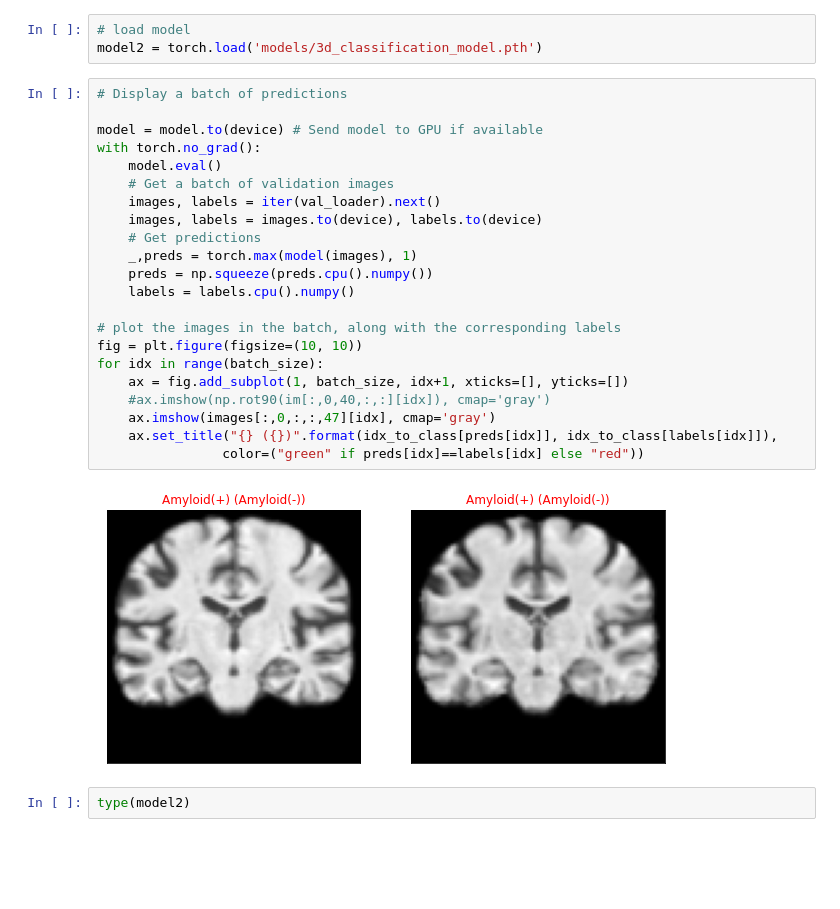
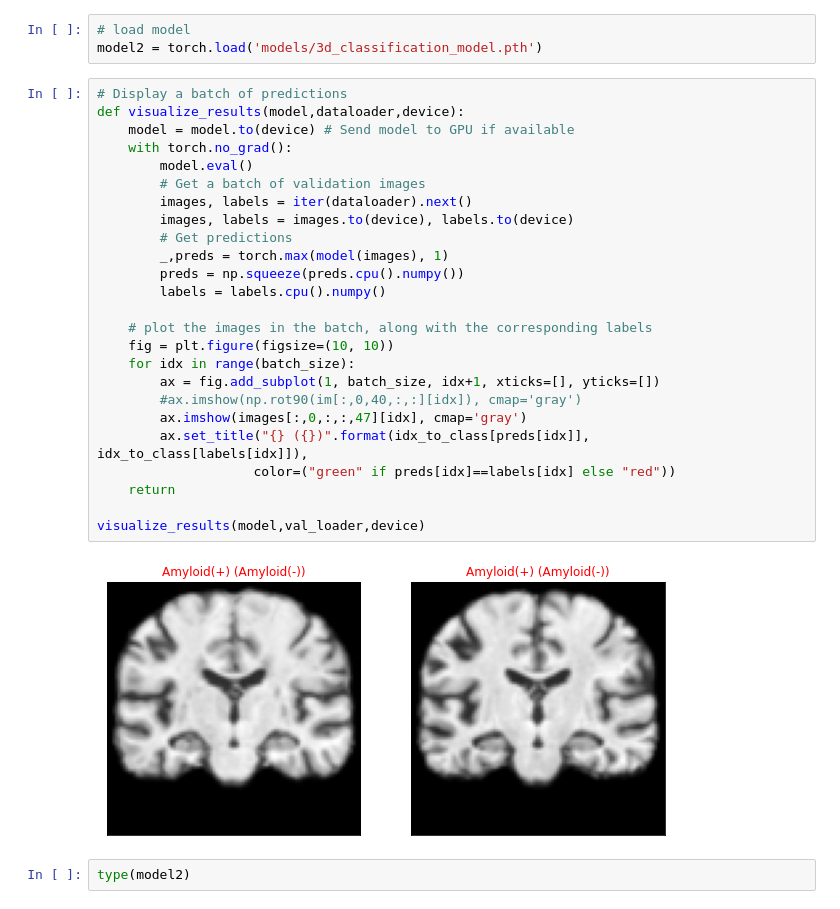
Before and after one commit to petre001/PET_Biomarkers, a Jupyter notebook: main.ipynb, the cells around one changed output. Drawn from its saved outputs; the diff is of its cells as text; blank space fills up the shorter version.

```diff
--- a/main.ipynb
+++ b/main.ipynb
@@ -308,28 +308,31 @@ np.size(images)
 model2 = torch.load('models/3d_classification_model.pth')
 # %%
 # Display a batch of predictions
+def visualize_results(model,dataloader,device):
+    model = model.to(device) # Send model to GPU if available
+    with torch.no_grad():
+        model.eval()
+        # Get a batch of validation images
+        images, labels = iter(dataloader).next()
+        images, labels = images.to(device), labels.to(device)
+        # Get predictions
+        _,preds = torch.max(model(images), 1)
+        preds = np.squeeze(preds.cpu().numpy())
+        labels = labels.cpu().numpy()
 
-model = model.to(device) # Send model to GPU if available
-with torch.no_grad():
-    model.eval()
-    # Get a batch of validation images
-    images, labels = iter(val_loader).next()
-    images, labels = images.to(device), labels.to(device)
-    # Get predictions
-    _,preds = torch.max(model(images), 1)
-    preds = np.squeeze(preds.cpu().numpy())
-    labels = labels.cpu().numpy()
+    # plot the images in the batch, along with the corresponding labels
+    fig = plt.figure(figsize=(10, 10))
+    for idx in range(batch_size):
+        ax = fig.add_subplot(1, batch_size, idx+1, xticks=[], yticks=[])
+        #ax.imshow(np.rot90(im[:,0,40,:,:][idx]), cmap='gray')
+        ax.imshow(images[:,0,:,:,47][idx], cmap='gray')
+        ax.set_title("{} ({})".format(idx_to_class[preds[idx]], idx_to_class[labels[idx]]),
+                    color=("green" if preds[idx]==labels[idx] else "red"))
+    return
 
-# plot the images in the batch, along with the corresponding labels
-fig = plt.figure(figsize=(10, 10))
-for idx in range(batch_size):
-    ax = fig.add_subplot(1, batch_size, idx+1, xticks=[], yticks=[])
-    #ax.imshow(np.rot90(im[:,0,40,:,:][idx]), cmap='gray')
-    ax.imshow(images[:,0,:,:,47][idx], cmap='gray')
-    ax.set_title("{} ({})".format(idx_to_class[preds[idx]], idx_to_class[labels[idx]]),
-                color=("green" if preds[idx]==labels[idx] else "red"))
+visualize_results(model,val_loader,device)
 # %% [output]
-[figure, old version]
+[figure, new version]
 # %%
 type(model2)
 # %% [output]
```
